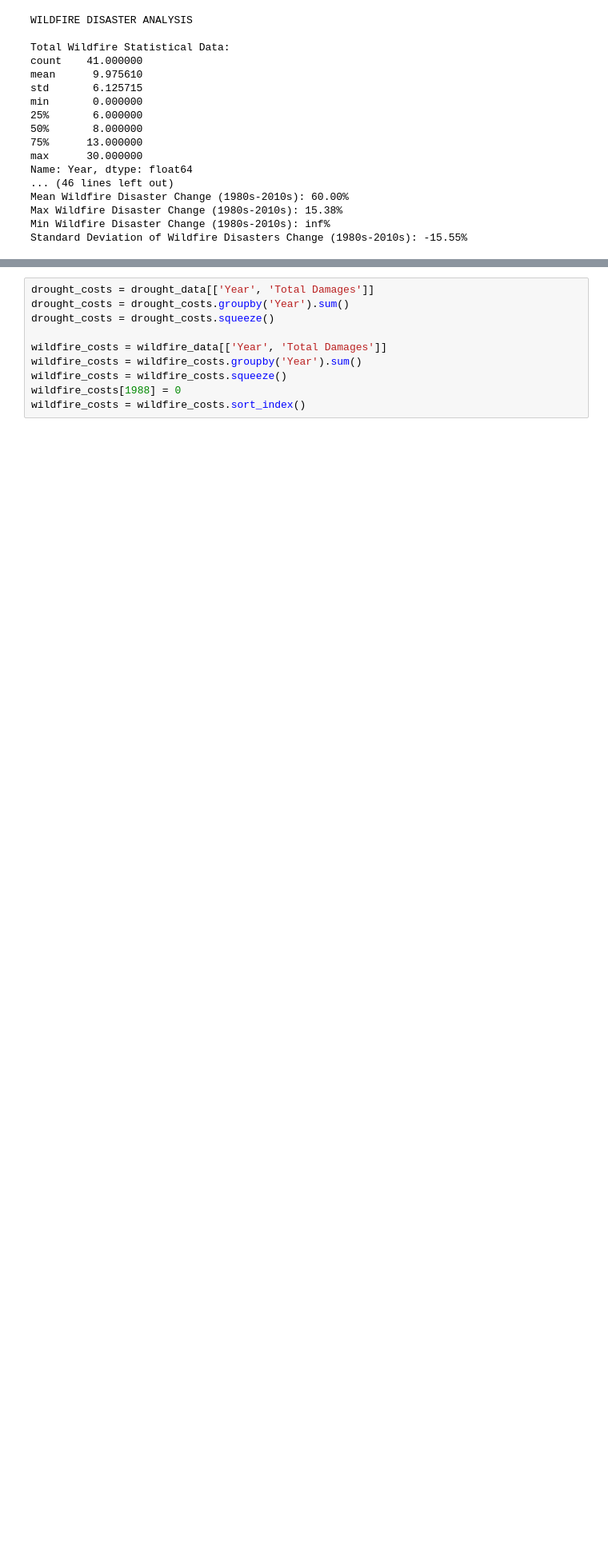
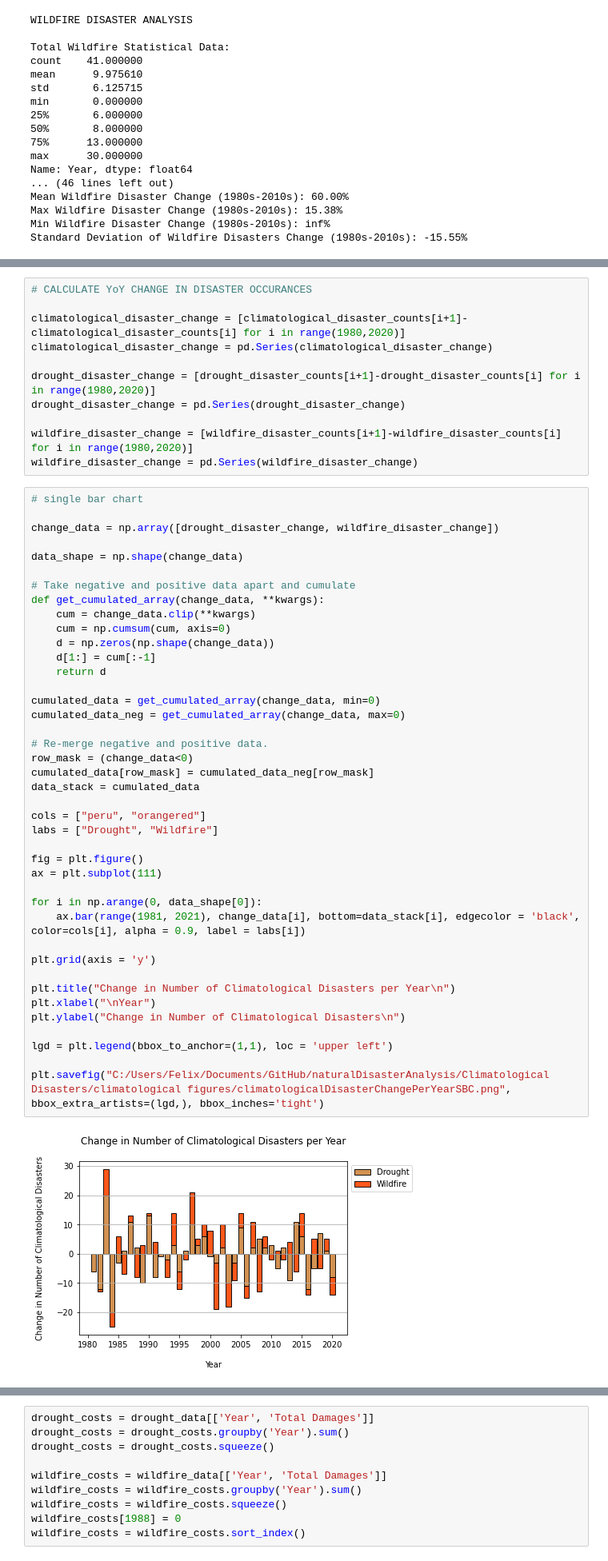
Before and after one commit to felixshier/naturalDisasterAnalysis, a Jupyter notebook: Climatological Disasters/Climatological Disaster Analysis.ipynb, the cells around one changed output, grey strips where cells are left out. Shown at 80% size. Cells and saved outputs as stored; diff of their text form; blank space fills up the shorter version.

Commit message:
add change analysis for total and climatological

```diff
--- a/Climatological Disasters/Climatological Disaster Analysis.ipynb
+++ b/Climatological Disasters/Climatological Disaster Analysis.ipynb
@@ -474,0 +475,54 @@ Standard Deviation of Wildfire Disasters Change (1980s-2010s): -15.55%
+# %%
+# CALCULATE YoY CHANGE IN DISASTER OCCURANCES
+
+climatological_disaster_change = [climatological_disaster_counts[i+1]-climatological_disaster_counts[i] for i in range(1980,2020)]
+climatological_disaster_change = pd.Series(climatological_disaster_change)
+
+drought_disaster_change = [drought_disaster_counts[i+1]-drought_disaster_counts[i] for i in range(1980,2020)]
+drought_disaster_change = pd.Series(drought_disaster_change)
+
+wildfire_disaster_change = [wildfire_disaster_counts[i+1]-wildfire_disaster_counts[i] for i in range(1980,2020)]
+wildfire_disaster_change = pd.Series(wildfire_disaster_change)
+# %%
+# single bar chart
+
+change_data = np.array([drought_disaster_change, wildfire_disaster_change])
+
+data_shape = np.shape(change_data)
+
+# Take negative and positive data apart and cumulate
+def get_cumulated_array(change_data, **kwargs):
+    cum = change_data.clip(**kwargs)
+    cum = np.cumsum(cum, axis=0)
+    d = np.zeros(np.shape(change_data))
+    d[1:] = cum[:-1]
+    return d
+
+cumulated_data = get_cumulated_array(change_data, min=0)
+cumulated_data_neg = get_cumulated_array(change_data, max=0)
+
+# Re-merge negative and positive data.
+row_mask = (change_data<0)
+cumulated_data[row_mask] = cumulated_data_neg[row_mask]
+data_stack = cumulated_data
+
+cols = ["peru", "orangered"]
+labs = ["Drought", "Wildfire"]
+
+fig = plt.figure()
+ax = plt.subplot(111)
+
+for i in np.arange(0, data_shape[0]):
+    ax.bar(range(1981, 2021), change_data[i], bottom=data_stack[i], edgecolor = 'black', color=cols[i], alpha = 0.9, label = labs[i])
+
+plt.grid(axis = 'y')
+
+plt.title("Change in Number of Climatological Disasters per Year\n")
+plt.xlabel("\nYear")
+plt.ylabel("Change in Number of Climatological Disasters\n")
+
+lgd = plt.legend(bbox_to_anchor=(1,1), loc = 'upper left')
+
+plt.savefig("C:/Users/Felix/Documents/GitHub/naturalDisasterAnalysis/Climatological Disasters/climatological figures/climatologicalDisasterChangePerYearSBC.png", bbox_extra_artists=(lgd,), bbox_inches='tight')
+# %% [output]
+[figure, added]
```
Also changed, not shown: parts of 44 cells of this notebook, 32 other files.
